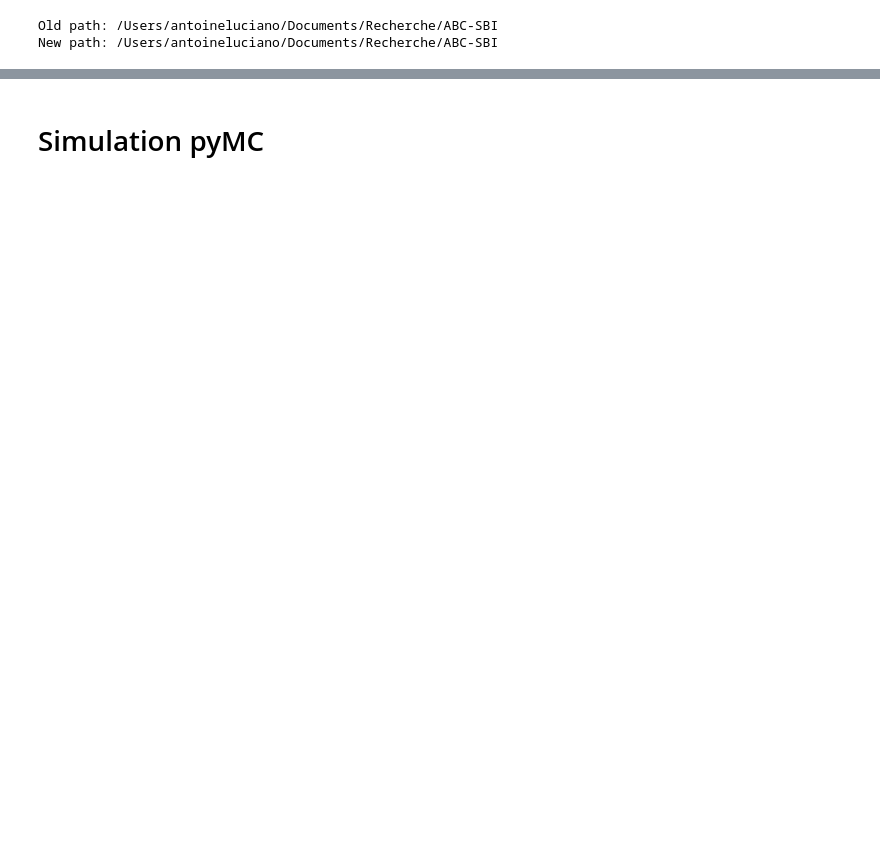
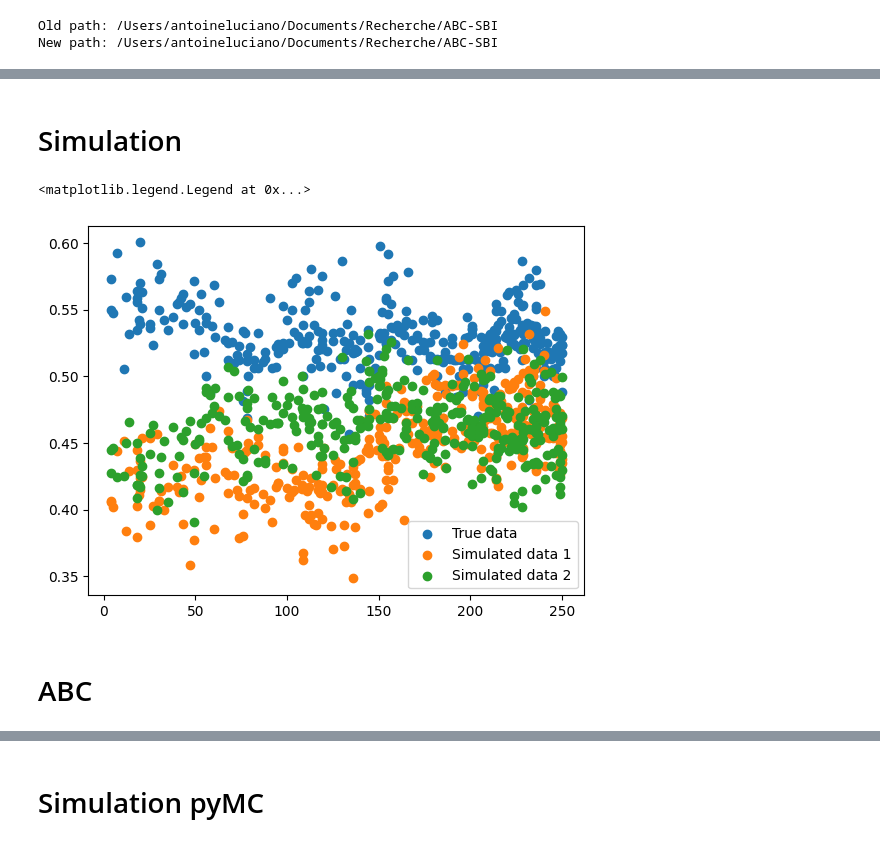
Before and after one commit to AntoineLuciano/ABC-SBI, a Jupyter notebook: examples/POTUS-nat/test_potus_nat.ipynb, the cells around one changed output, grey strips where cells are left out. Cells and saved outputs as stored; diff of their text form; code cells hidden in the pictures; blank space fills up the shorter version.

```diff
--- a/examples/POTUS-nat/test_potus_nat.ipynb
+++ b/examples/POTUS-nat/test_potus_nat.ipynb
@@ -1,20 +1,20 @@
 # %%
 from jax import random, jit, vmap
 import os
-path = os.getcwd()
-print("Old path:", path)
-path+='/ABC-SBI'
-path = (path.split('/'))
-if path.index("ABC-SBI")==-1:
-    path.append('ABC-SBI')
+oldpath = os.getcwd()
+print("Old path:", oldpath)
+path=oldpath+'/ABC-SBI'
+newpath = (path.split('/'))
+if newpath.index("ABC-SBI")==-1:
+    newpath.append('ABC-SBI')
 
-path = path[:path.index("ABC-SBI")+1]
-path = '/'.join(path)
-print("New path:", path)
-os.chdir(path)
+newpath = newpath[:newpath.index("ABC-SBI")+1]
+newpath = '/'.join(newpath)
+print("New path:", newpath)
+os.chdir(newpath)
 
 import sys
-sys.path.append(path)
+sys.path.append(newpath)
 from functions.simulation import get_dataset, get_epsilon_star, get_newdataset
 from functions.training import train_loop
 from functions.SBC import SBC_epsilon, plot_SBC
@@ -26,7 +26,7 @@ from jax.scipy.special import expit
 import json
 import numpy as np
 
-
+path = newpath
 data = json.load(open(path+"/examples/POTUS-nat/data/potus_data.json"))
 
 np_data = {x: np.squeeze(np.array(y)) for x, y in data.items()}
@@ -164,17 +164,17 @@ def data_simulator(key, theta):
 
     # y_state = random.binomial(key, np_data["n_two_share_state"], prob_state)
     y_nat = random.binomial(key, np_data["n_two_share_national"], prob_nat)
-    return y_nat
+    return y_nat/np_data["n_two_share_national"]
 
 @jit
 def discrepancy(y, y_true):
-    return (jnp.mean(((y-y_true)/np_data["n_two_share_national"])**2))
+    return jnp.mean((y-y_true)**2)
 
 
 from jax.scipy.stats import norm
 PRIOR_LOGPDF = lambda x: norm.logpdf(x, loc=mu_b_T_loc_prior, scale=jnp.sqrt(mu_b_T_scale_prior))
 
-TRUE_DATA = y_obs_nat
+TRUE_DATA = y_obs_nat/np_data["n_two_share_national"]
 N_DATA = len(TRUE_DATA)
 MODEL_ARGS = []
 PRIOR_ARGS = []
@@ -219,0 +184,21 @@ TypeError: '<=' not supported between instances of 'list' and 'int'
+# %% [markdown]
+# Simulation
+# %%
+key = random.PRNGKey(0)
+key, subkey = random.split(key)
+theta = prior_simulator(subkey)
+key, subkey = random.split(key)
+y1 = data_simulator(subkey, theta)
+key, subkey = random.split(key)
+y2 = data_simulator(subkey, theta)
+# %%
+import matplotlib.pyplot as plt
+plt.scatter(np_data["day_national"], y_obs_nat/np_data["n_two_share_national"], label="True data")
+plt.scatter(np_data["day_national"], y1, label="Simulated data 1")
+plt.scatter(np_data["day_national"], y2, label="Simulated data 2")
+plt.legend()
+# %% [output]
+<matplotlib.legend.Legend at 0x...>
+[figure, added]
+# %% [markdown]
+# ABC
```
Also changed, not shown: parts of 12 cells of this notebook, 19 other files.
